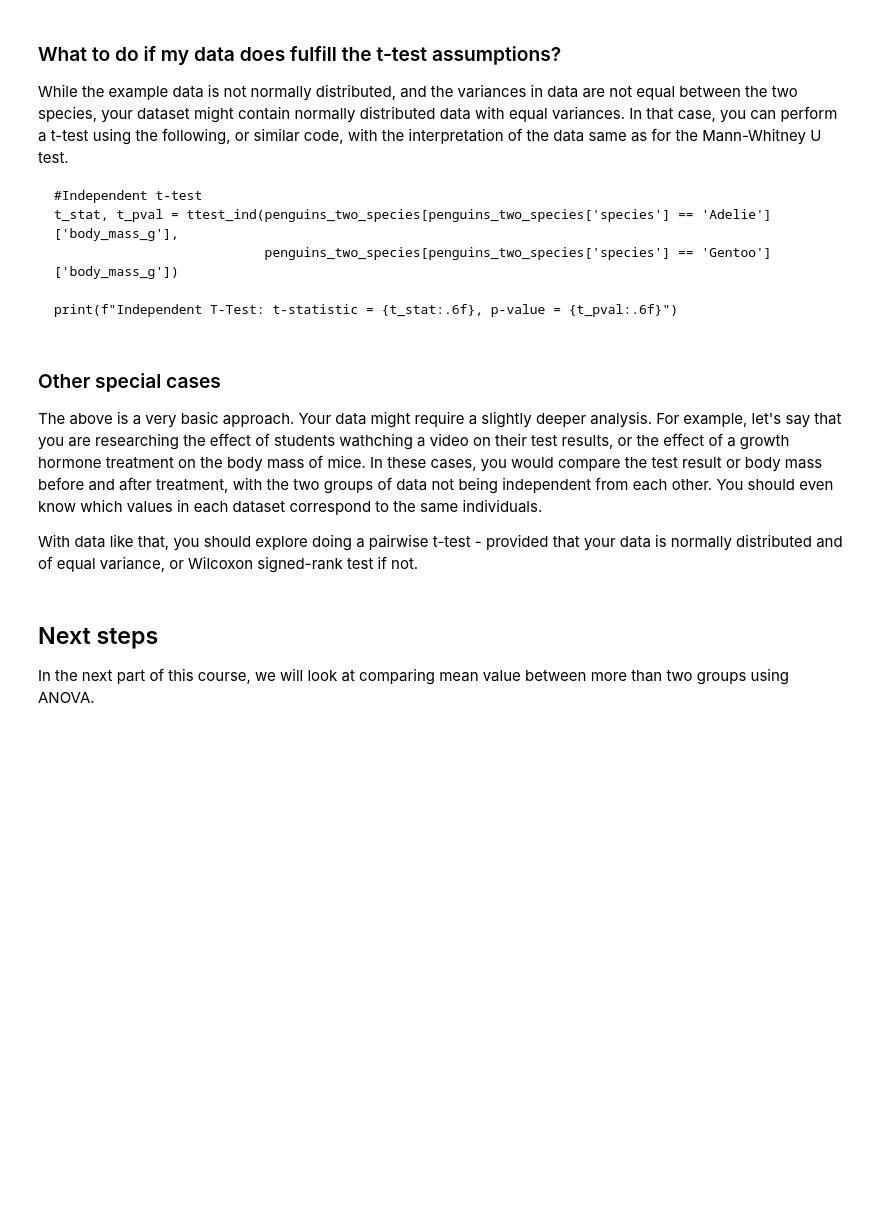
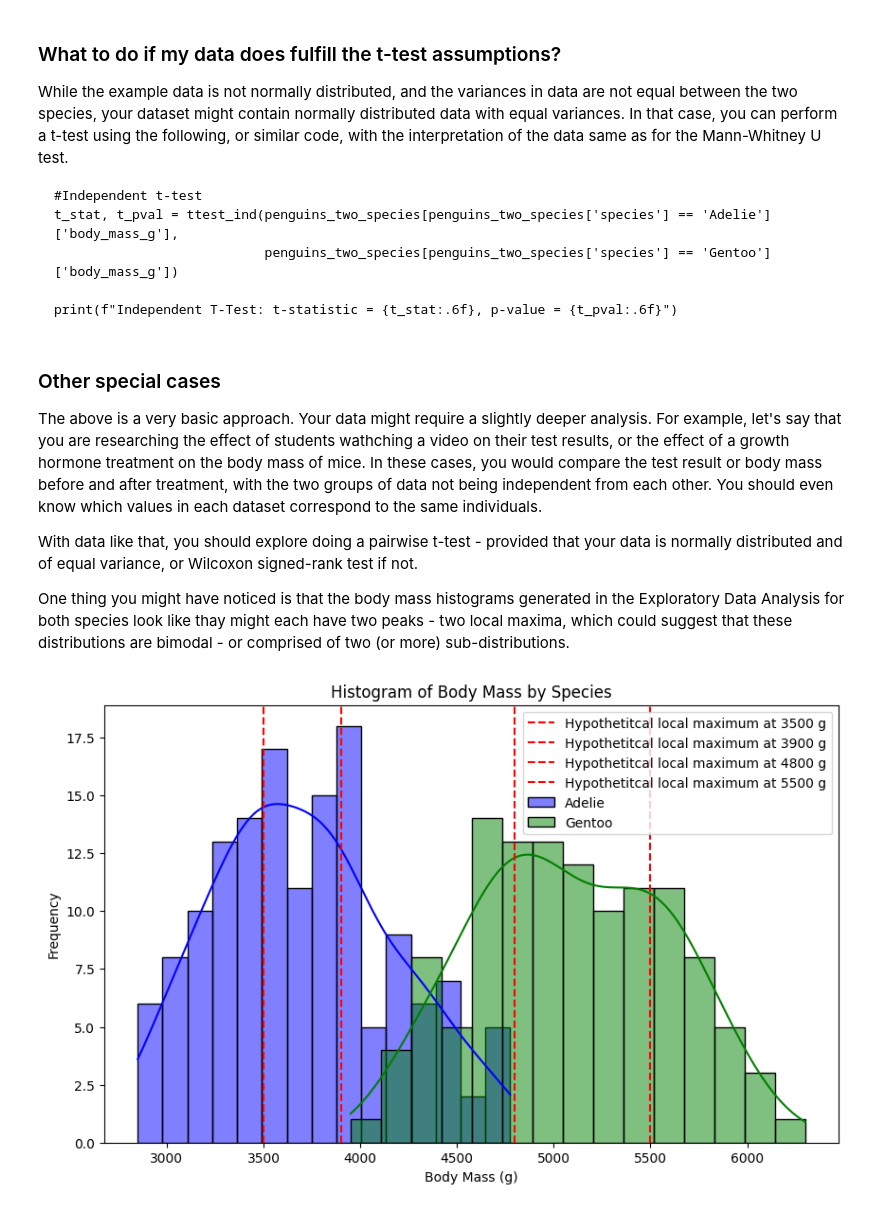
Before and after one commit to imperialchem/python-stats-intro, a Jupyter notebook: python-stats-intro-part1.ipynb, the cells around one changed output. Saved outputs shown, nothing was run; the diff lists cells and outputs as text; code cells hidden in the pictures; blank space fills up the shorter version.

```diff
--- a/python-stats-intro-part1.ipynb
+++ b/python-stats-intro-part1.ipynb
@@ -315,7 +253,39 @@ For example, let's say that you are researching the effect of students wathching
 In these cases, you would compare the test result or body mass before and after treatment, with the two groups of data not being independent from each other. You should even know which values in each dataset correspond to the same individuals.
 
 With data like that, you should explore doing a pairwise t-test - provided that your data is normally distributed and of equal variance, or Wilcoxon signed-rank test if not.
+
+One thing you might have noticed is that the body mass histograms generated in the Exploratory Data Analysis for both species look like thay might each have two peaks - two local maxima, which could suggest that these distributions are bimodal - or comprised of two (or more) sub-distributions.
-# %% [markdown]
-## Next steps
-
-In the next part of this course, we will look at comparing mean value between more than two groups using ANOVA.
+# %%
+# Histograms for data distribution with vertical lines
+plt.figure(figsize=(10, 6))
+
+# Histogram for Adelie species
+sns.histplot(
+    penguins_two_species[penguins_two_species['species'] == 'Adelie']['body_mass_g'],
+    bins=15, kde=True, color='blue', label='Adelie'
+)
+
+# Histogram for Gentoo species
+sns.histplot(
+    penguins_two_species[penguins_two_species['species'] == 'Gentoo']['body_mass_g'],
+    bins=15, kde=True, color='green', label='Gentoo'
+)
+
+# Add vertical red lines at specified positions
+for line in [3500, 3900, 4800, 5500]:
+    plt.axvline(x=line, color='red', linestyle='--', label=f'Hypothetitcal local maximum at {line} g')
+
+# Title and labels
+plt.title('Histogram of Body Mass by Species')
+plt.xlabel('Body Mass (g)')
+plt.ylabel('Frequency')
+
+# Combine labels for vertical lines to avoid repetition in legend
+handles, labels = plt.gca().get_legend_handles_labels()
+by_label = dict(zip(labels, handles))
+plt.legend(by_label.values(), by_label.keys())
+
+# Show the plot
+plt.show()
+# %% [output]
+[figure, added]
```
Also changed, not shown: parts of 10 cells of this notebook.
